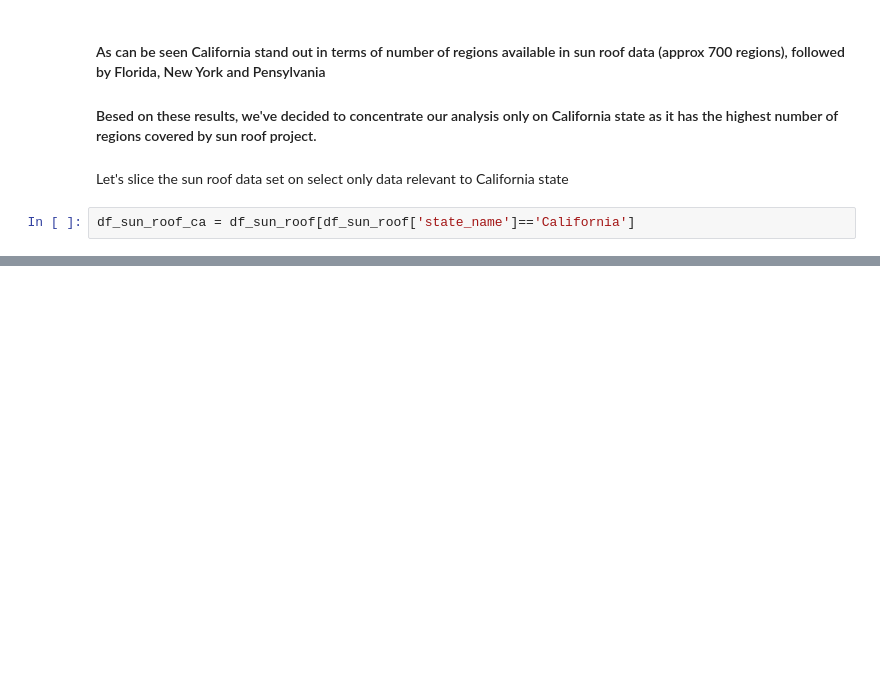
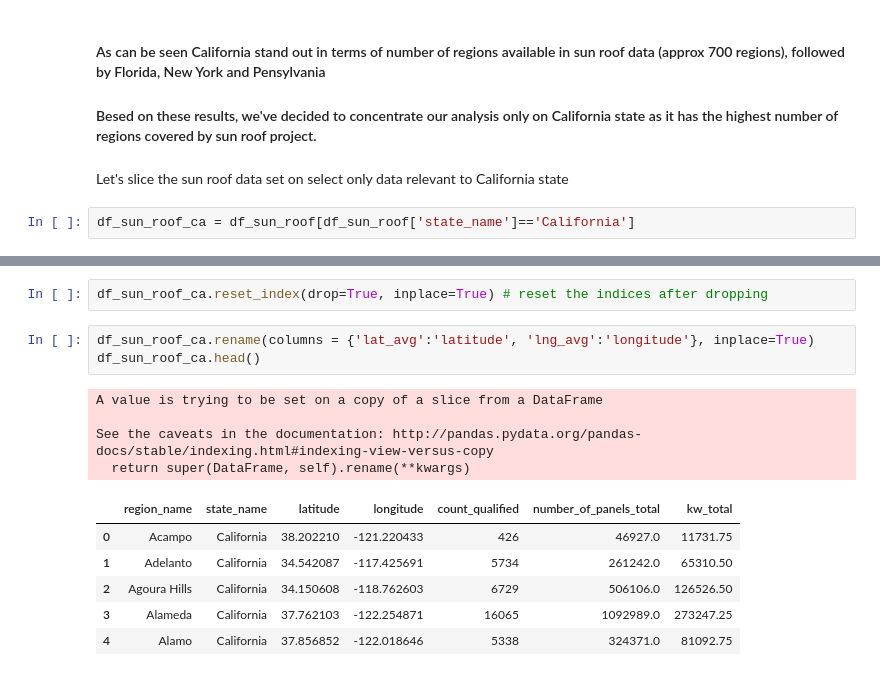
Before and after one commit to dberrian/capstone-project, a Jupyter notebook: Capstone_project_initiation.ipynb, the cells around one changed output, grey strips where cells are left out. Saved outputs shown, nothing was run; the diff lists cells and outputs as text; blank space fills up the shorter version.

```diff
--- a/Capstone_project_initiation.ipynb
+++ b/Capstone_project_initiation.ipynb
@@ -154,0 +169,16 @@ df_sun_roof_ca.head()
+# %%
+df_sun_roof_ca.reset_index(drop=True, inplace=True) # reset the indices after dropping
+# %%
+df_sun_roof_ca.rename(columns = {'lat_avg':'latitude', 'lng_avg':'longitude'}, inplace=True)
+df_sun_roof_ca.head()
+# %% [output]
+A value is trying to be set on a copy of a slice from a DataFrame
+
+See the caveats in the documentation: http://pandas.pydata.org/pandas-docs/stable/indexing.html#indexing-view-versus-copy
+  return super(DataFrame, self).rename(**kwargs)
+|  | region_name | state_name | latitude | longitude | count_qualified | number_of_panels_total | kw_total |
+| 0 | Acampo | California | 38.202210 | -121.220433 | 426 | 46927.0 | 11731.75 |
+| 1 | Adelanto | California | 34.542087 | -117.425691 | 5734 | 261242.0 | 65310.50 |
+| 2 | Agoura Hills | California | 34.150608 | -118.762603 | 6729 | 506106.0 | 126526.50 |
+| 3 | Alameda | California | 37.762103 | -122.254871 | 16065 | 1092989.0 | 273247.25 |
+| 4 | Alamo | California | 37.856852 | -122.018646 | 5338 | 324371.0 | 81092.75 |
```
Also changed, not shown: parts of 48 cells of this notebook.
